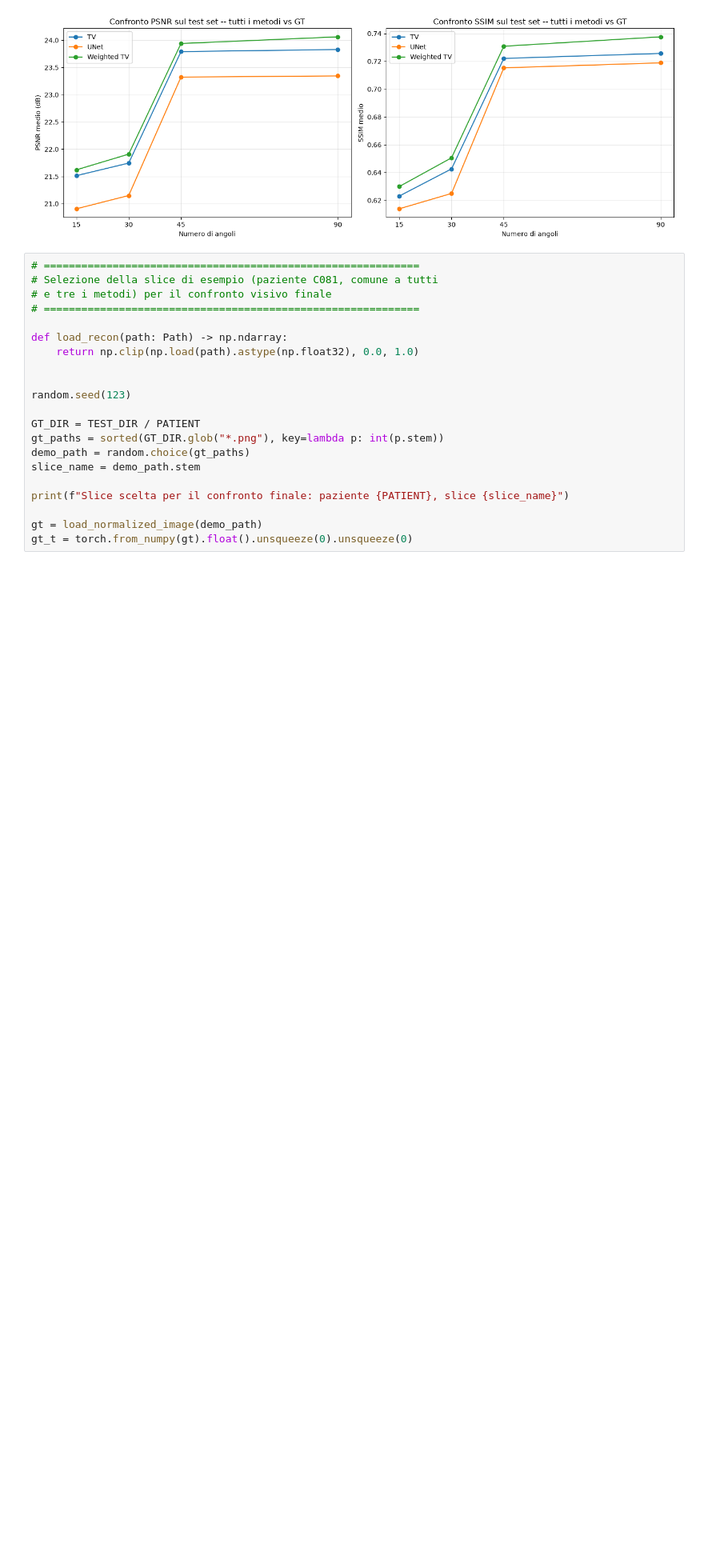
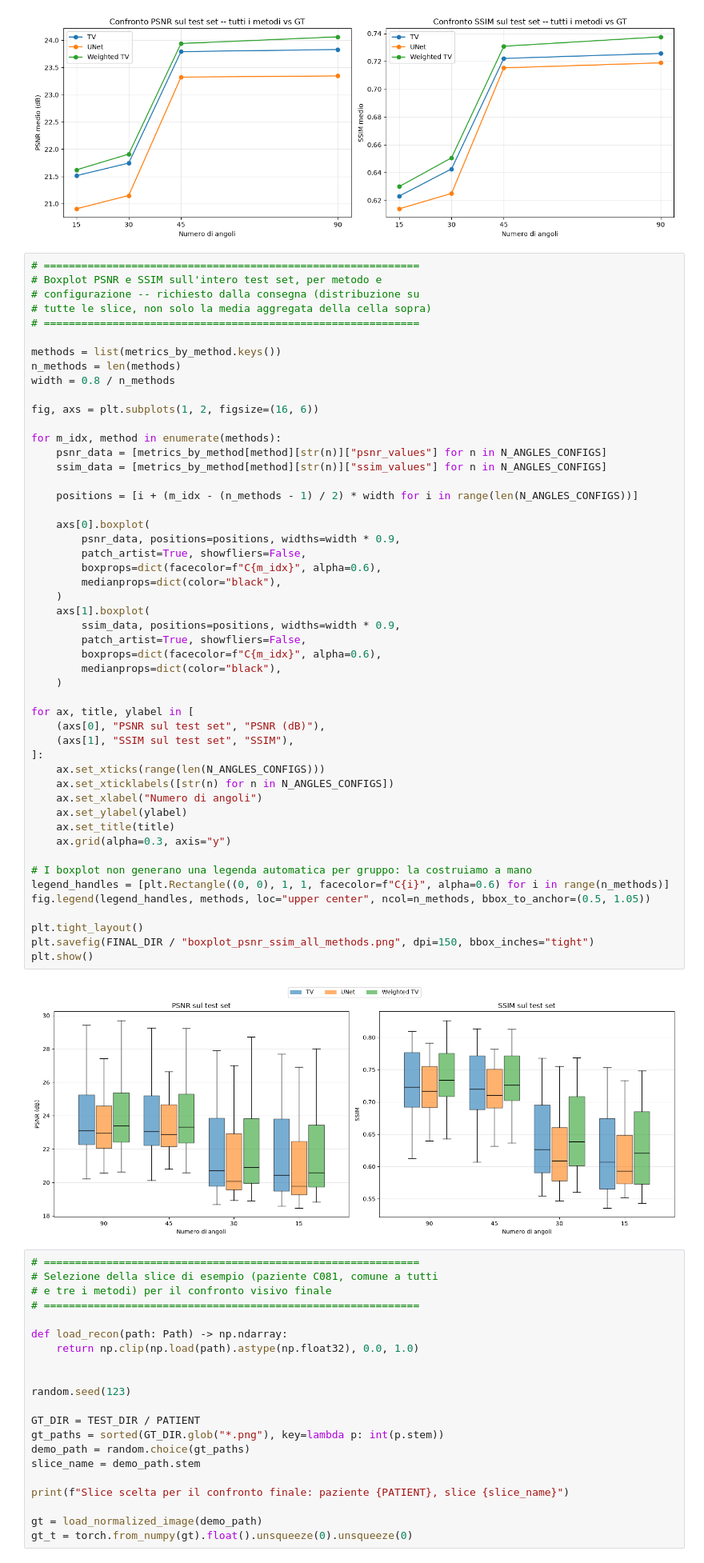
Before and after one commit to Manieri03/limited-angle-ct-reconstruction, a Jupyter notebook: notebooks/06_final_comparison.ipynb, the cells around one changed output. Shown at 80% size. Cells and saved outputs as stored; diff of their text form; blank space fills up the shorter version.

Commit message:
box plot su distribuzione

```diff
--- a/notebooks/06_final_comparison.ipynb
+++ b/notebooks/06_final_comparison.ipynb
@@ -153,6 +153,58 @@ plt.savefig(FINAL_DIR / "comparison_psnr_ssim_all_methods.png", dpi=150)
 plt.show()
 # %% [output]
 [figure]
+# %%
+# ============================================================
+# Boxplot PSNR e SSIM sull'intero test set, per metodo e
+# configurazione -- richiesto dalla consegna (distribuzione su
+# tutte le slice, non solo la media aggregata della cella sopra)
+# ============================================================
+
+methods = list(metrics_by_method.keys())
+n_methods = len(methods)
+width = 0.8 / n_methods
+
+fig, axs = plt.subplots(1, 2, figsize=(16, 6))
+
+for m_idx, method in enumerate(methods):
+    psnr_data = [metrics_by_method[method][str(n)]["psnr_values"] for n in N_ANGLES_CONFIGS]
+    ssim_data = [metrics_by_method[method][str(n)]["ssim_values"] for n in N_ANGLES_CONFIGS]
+
+    positions = [i + (m_idx - (n_methods - 1) / 2) * width for i in range(len(N_ANGLES_CONFIGS))]
+
+    axs[0].boxplot(
+        psnr_data, positions=positions, widths=width * 0.9,
+        patch_artist=True, showfliers=False,
+        boxprops=dict(facecolor=f"C{m_idx}", alpha=0.6),
+        medianprops=dict(color="black"),
+    )
+    axs[1].boxplot(
+        ssim_data, positions=positions, widths=width * 0.9,
+        patch_artist=True, showfliers=False,
+        boxprops=dict(facecolor=f"C{m_idx}", alpha=0.6),
+        medianprops=dict(color="black"),
+    )
+
+for ax, title, ylabel in [
+    (axs[0], "PSNR sul test set", "PSNR (dB)"),
+    (axs[1], "SSIM sul test set", "SSIM"),
+]:
+    ax.set_xticks(range(len(N_ANGLES_CONFIGS)))
+    ax.set_xticklabels([str(n) for n in N_ANGLES_CONFIGS])
+    ax.set_xlabel("Numero di angoli")
+    ax.set_ylabel(ylabel)
+    ax.set_title(title)
+    ax.grid(alpha=0.3, axis="y")
+
+# I boxplot non generano una legenda automatica per gruppo: la costruiamo a mano
+legend_handles = [plt.Rectangle((0, 0), 1, 1, facecolor=f"C{i}", alpha=0.6) for i in range(n_methods)]
+fig.legend(legend_handles, methods, loc="upper center", ncol=n_methods, bbox_to_anchor=(0.5, 1.05))
+
+plt.tight_layout()
+plt.savefig(FINAL_DIR / "boxplot_psnr_ssim_all_methods.png", dpi=150, bbox_inches="tight")
+plt.show()
+# %% [output]
+[figure, added]
 # %%
 # ============================================================
 # Selezione della slice di esempio (paziente C081, comune a tutti
```
Also changed, not shown: 7 other files.
